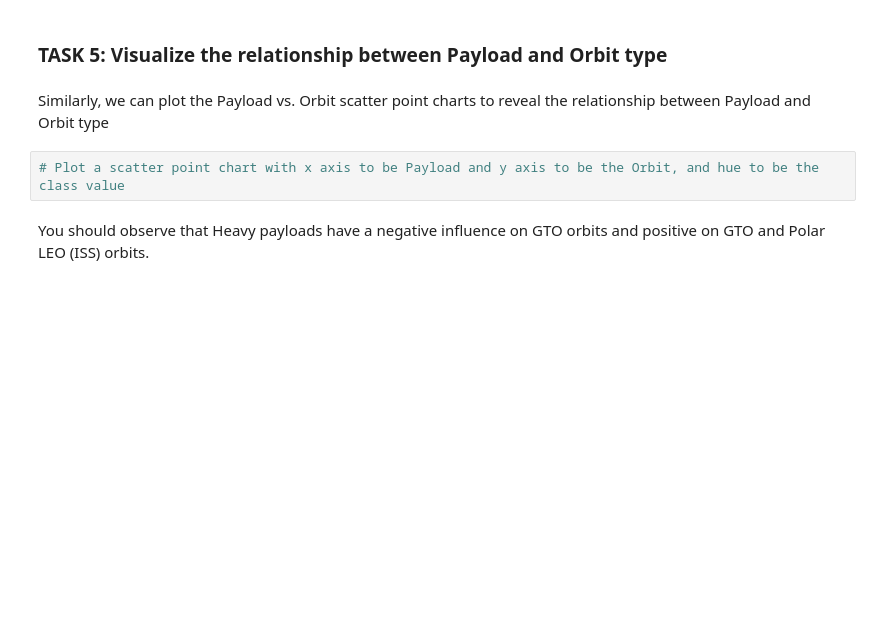
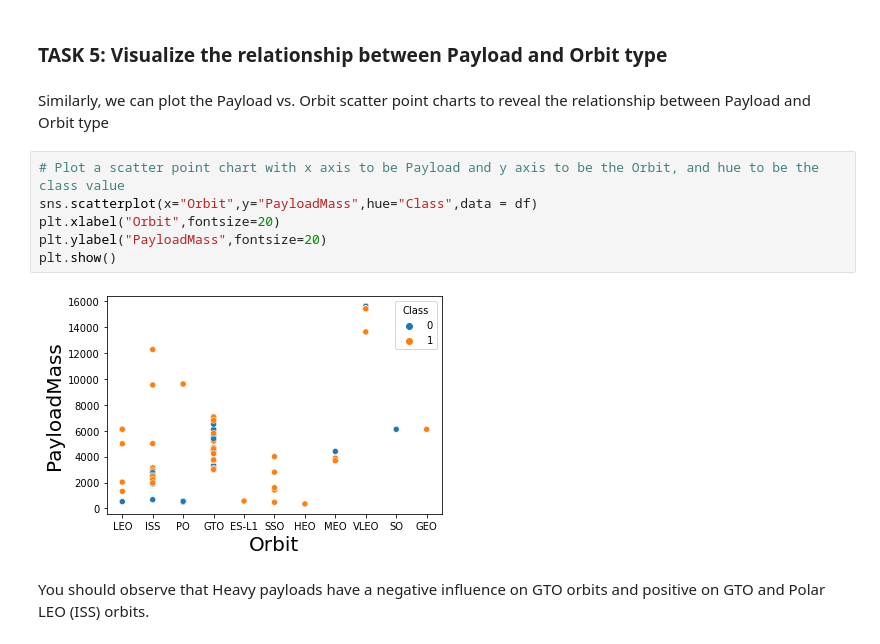
Before and after one commit to captainplanet11/DataSciecne-capstone, a Jupyter notebook: EDA_sql.ipynb, the cells around one changed output. Saved outputs shown, nothing was run; the diff lists cells and outputs as text; blank space fills up the shorter version.

```diff
--- a/EDA_sql.ipynb
+++ b/EDA_sql.ipynb
@@ -146,6 +159,12 @@ You should see that in the LEO orbit the Success appears related to the number o
 Similarly, we can plot the Payload vs. Orbit scatter point charts to reveal the relationship between Payload and Orbit type
 # %%
 # Plot a scatter point chart with x axis to be Payload and y axis to be the Orbit, and hue to be the class value
+sns.scatterplot(x="Orbit",y="PayloadMass",hue="Class",data = df)
+plt.xlabel("Orbit",fontsize=20)
+plt.ylabel("PayloadMass",fontsize=20)
+plt.show()
+# %% [output]
+[figure, added]
 # %% [markdown]
 You should observe that Heavy payloads have a negative influence on GTO orbits and positive on GTO and Polar LEO (ISS) orbits.
 # %% [markdown]
```
Also changed, not shown: parts of 8 cells of this notebook.
